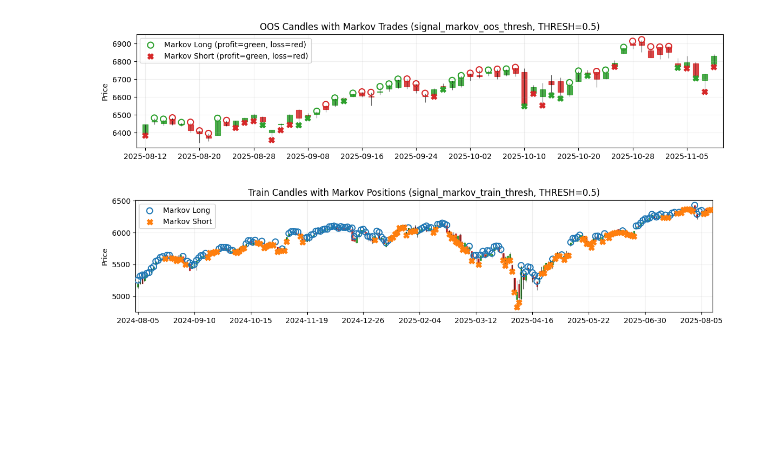
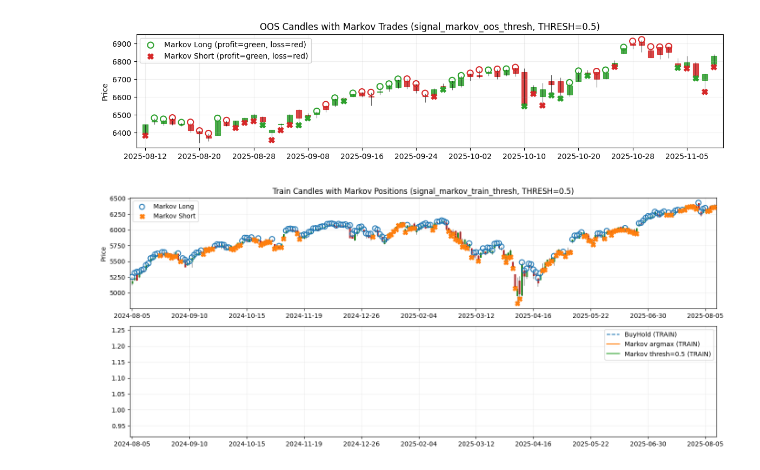
Before and after one commit to MichaelCarloH/ML-PortfolioManagement, a Jupyter notebook: submission_code/ml_project.ipynb, the cells around one changed output. Drawn from its saved outputs; the diff is of its cells as text; code cells hidden in the pictures; blank space fills up the shorter version.

```diff
--- a/submission_code/ml_project.ipynb
+++ b/submission_code/ml_project.ipynb
@@ -1289,7 +1126,7 @@ ax1.legend(loc='upper left')
 def predict_from_prev_train(prev):
     if pd.isna(prev):
         return 'bullish', 0.5
-    row = trans_prob_tr.loc[prev]
+    row = trans_prob.loc[prev]
     return row.idxmax(), float(row.max())
 
 prev_train = df['market_state'].shift(1).loc[train_idx]
@@ -1313,43 +1150,78 @@ cum_buyhold_train       = (1 + train['intraday_ret'].fillna(0)).cumprod()
 cum_markov_train        = (1 + ret_markov_train.fillna(0)).cumprod()
 cum_markov_train_thr    = (1 + ret_markov_train_thresh.fillna(0)).cumprod()
 
-# ==== Train-set candlesticks + Markov positions only ====
-# Reuse plot_candles(ax, data, ...) defined earlier. If not defined, reinsert its definition.
+import matplotlib.dates as mdates
 
 plt.figure(figsize=(14,6))
 
 ax1 = plt.subplot(2,1,1)
 tr = df.loc[train_idx].copy()
+tr.index = pd.to_datetime(tr.index)  # ensure DateTimeIndex
+
+# Draw candles and capture x positions (same order as tr.index)
 xpos = plot_candles(ax1, tr, body_width=0.6)
 
-# Position map for markers (dates -> x positions)
-pos_map_tr = {idx: i for i, idx in enumerate(tr.index)}
+# Build index -> x-position map consistent with candles
+if xpos is not None and len(xpos) == len(tr):
+    pos_map_tr = dict(zip(tr.index, xpos))
+    use_dates = False
+else:
+    # Fallback: use Matplotlib date numbers for both candles and markers
+    xnum = mdates.date2num(tr.index.to_pydatetime())
+    pos_map_tr = dict(zip(tr.index, xnum))
+    use_dates = True
 
 # Choose which Markov train signal to show
-markov_train_col = 'signal_markov_train_thresh'  # or 'signal_markov_train' for argmax
+markov_train_col = 'signal_markov_train_thresh'  # or 'signal_markov_train'
 
 mk_long_tr  = tr.index[tr[markov_train_col] == 1]
 mk_short_tr = tr.index[tr[markov_train_col] == -1]
 
 # Y positions for markers (side only; outcome is in candle color)
 if {'High','Low'}.issubset(tr.columns):
     pad = (tr['High'] - tr['Low']).median() * 0.05
     y_long  = tr.loc[mk_long_tr,  'High'] + pad
     y_short = tr.loc[mk_short_tr, 'Low']  - pad
 else:
     pad = tr['Close'].median() * 0.003
     y_long  = tr.loc[mk_long_tr,  'Close'] * (1 + 0.003)
     y_short = tr.loc[mk_short_tr, 'Close'] * (1 - 0.003)
 
-# Neutral markers: side only (no PnL coloring)
-ax1.scatter([pos_map_tr[i] for i in mk_long_tr],  y_long,
+# X positions for markers using the same coordinate system as candles
+x_long  = [pos_map_tr[i] for i in mk_long_tr]
+x_short = [pos_map_tr[i] for i in mk_short_tr]
+
+ax1.scatter(x_long,  y_long,
             marker='o', facecolors='none', edgecolors='tab:blue', s=64, linewidths=1.5,
             label='Markov Long', zorder=3)
-ax1.scatter([pos_map_tr[i] for i in mk_short_tr], y_short,
+ax1.scatter(x_short, y_short,
             marker='X', color='tab:orange', s=56, label='Markov Short', zorder=3)
+
+# Format dates if we used date numbers
+if use_dates:
+    ax1.xaxis_date()
+    loc = mdates.AutoDateLocator()
+    ax1.xaxis.set_major_locator(loc)
+    ax1.xaxis.set_major_formatter(mdates.ConciseDateFormatter(loc))
 
 ax1.set_title(f'Train Candles with Markov Positions ({markov_train_col}, THRESH={THRESH})')
 ax1.legend(loc='upper left')
 ax1.grid(alpha=0.2)
+
+# Panel 2: cumulative returns (TRAIN)
+ax2 = plt.subplot(2,1,2, sharex=ax1)
+ret_markov_train        = tr['signal_markov_train']        * tr['intraday_ret']
+ret_markov_train_thresh = tr['signal_markov_train_thresh'] * tr['intraday_ret']
+cum_buyhold_train       = (1 + tr['intraday_ret'].fillna(0)).cumprod()
+cum_markov_train        = (1 + ret_markov_train.fillna(0)).cumprod()
+cum_markov_train_thr    = (1 + ret_markov_train_thresh.fillna(0)).cumprod()
+
+ax2.plot(cum_buyhold_train.index, cum_buyhold_train, label='BuyHold (TRAIN)', linestyle='--')
+ax2.plot(cum_markov_train.index,  cum_markov_train,  label='Markov argmax (TRAIN)')
+ax2.plot(cum_markov_train_thr.index, cum_markov_train_thr, label=f'Markov thresh={THRESH} (TRAIN)')
+ax2.legend(); ax2.grid(alpha=0.2)
+
+plt.tight_layout()
+plt.show()
 # %% [output]
-[figure, old version]
+[figure, new version]
```
Also changed, not shown: parts of 10 cells of this notebook, 8 other files.
